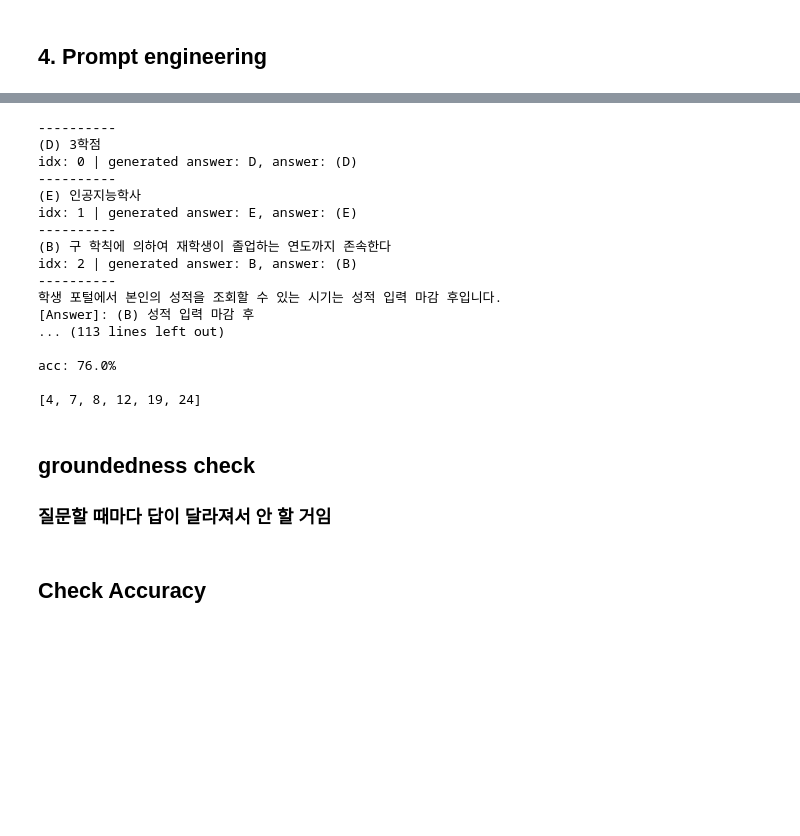
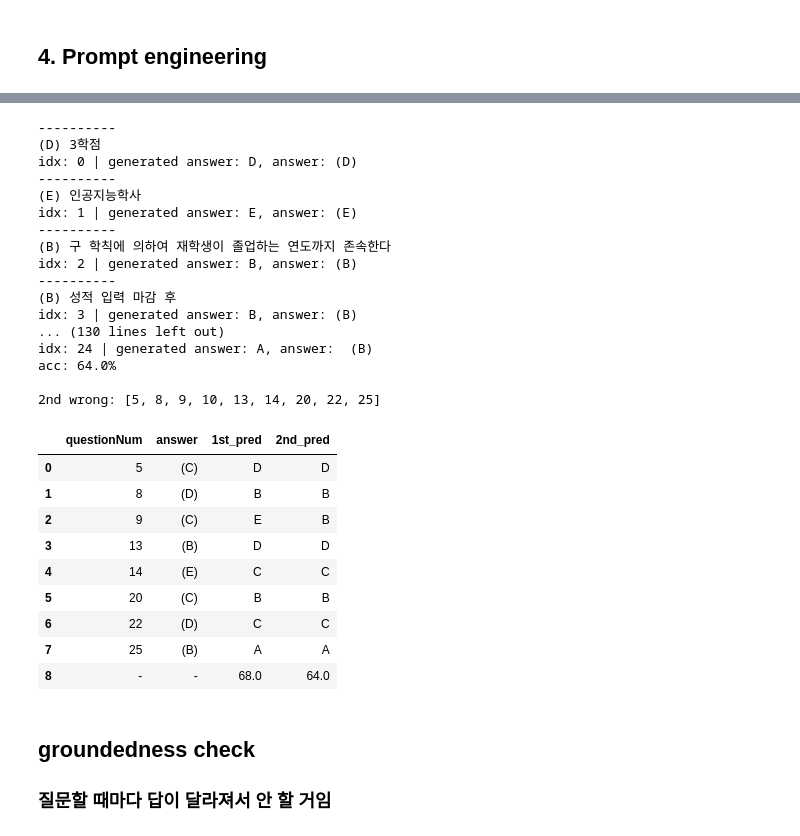
Before and after one commit to intheMeantime/NLP_projectRAG, a Jupyter notebook: ewha/RAG_ewha_01.ipynb, the cells around one changed output, grey strips where cells are left out. Drawn from its saved outputs; the diff is of its cells as text; code cells hidden in the pictures; blank space fills up the shorter version.

```diff
--- a/ewha/RAG_ewha_01.ipynb
+++ b/ewha/RAG_ewha_01.ipynb
@@ -368,19 +371,22 @@ for idx, (answer, response) in enumerate(zip(answers, nowtest['predict'])):
         print("extraction fail")
 
     if generated_answer == None:
-        wrong2.append(idx)
+        wrong2.append(idx+1)
+        wrongdf.loc[wrongdf['questionNum']==idx+1, '2nd_pred'] = "-"
         continue
 
     if generated_answer in answer:
         cnt += 1
     else :
-        wrong2.append(idx)
+        wrong2.append(idx+1)
+        wrongdf.loc[wrongdf['questionNum']==idx+1, '2nd_pred'] = generated_answer
 
 
+acc = cnt/len(answers)*100
+print(f"acc: {acc}%")
 print()
-print(f"acc: {(cnt/len(answers))*100}%")
-print()
-print(wrong2)
+print("2nd wrong:", wrong2)
+wrongdf.loc[len(wrongdf)-1, '2nd_pred'] = acc
 # %% [output]
 ----------
 (D) 3학점
@@ -392,13 +398,27 @@ idx: 1 | generated answer: E, answer: (E)
 (B) 구 학칙에 의하여 재학생이 졸업하는 연도까지 존속한다
 idx: 2 | generated answer: B, answer: (B)
 ----------
-학생 포털에서 본인의 성적을 조회할 수 있는 시기는 성적 입력 마감 후입니다.
-[Answer]: (B) 성적 입력 마감 후
-... (113 lines left out)
+(B) 성적 입력 마감 후
+idx: 3 | generated answer: B, answer: (B)
+... (130 lines left out)
+idx: 24 | generated answer: A, answer:  (B)
+acc: 64.0%
 
-acc: 76.0%
-
-[4, 7, 8, 12, 19, 24]
+2nd wrong: [5, 8, 9, 10, 13, 14, 20, 22, 25]
+# %%
+wrongdf.set_index(keys=['questionNum'])
+wrongdf
+# %% [output]
+|  | questionNum | answer | 1st_pred | 2nd_pred |
+| 0 | 5 | (C) | D | D |
+| 1 | 8 | (D) | B | B |
+| 2 | 9 | (C) | E | B |
+| 3 | 13 | (B) | D | D |
+| 4 | 14 | (E) | C | C |
+| 5 | 20 | (C) | B | B |
+| 6 | 22 | (D) | C | C |
+| 7 | 25 | (B) | A | A |
+| 8 | - | - | 68.0 | 64.0 |
 # %% [markdown]
 ## groundedness check
 
@@ -415,5 +435,3 @@ request_input = {
 }
 response = groundedness_check.invoke(request_input)
 print(response)
-# %% [markdown]
-## Check Accuracy
```
Also changed, not shown: parts of 9 cells of this notebook, 1 other file.
